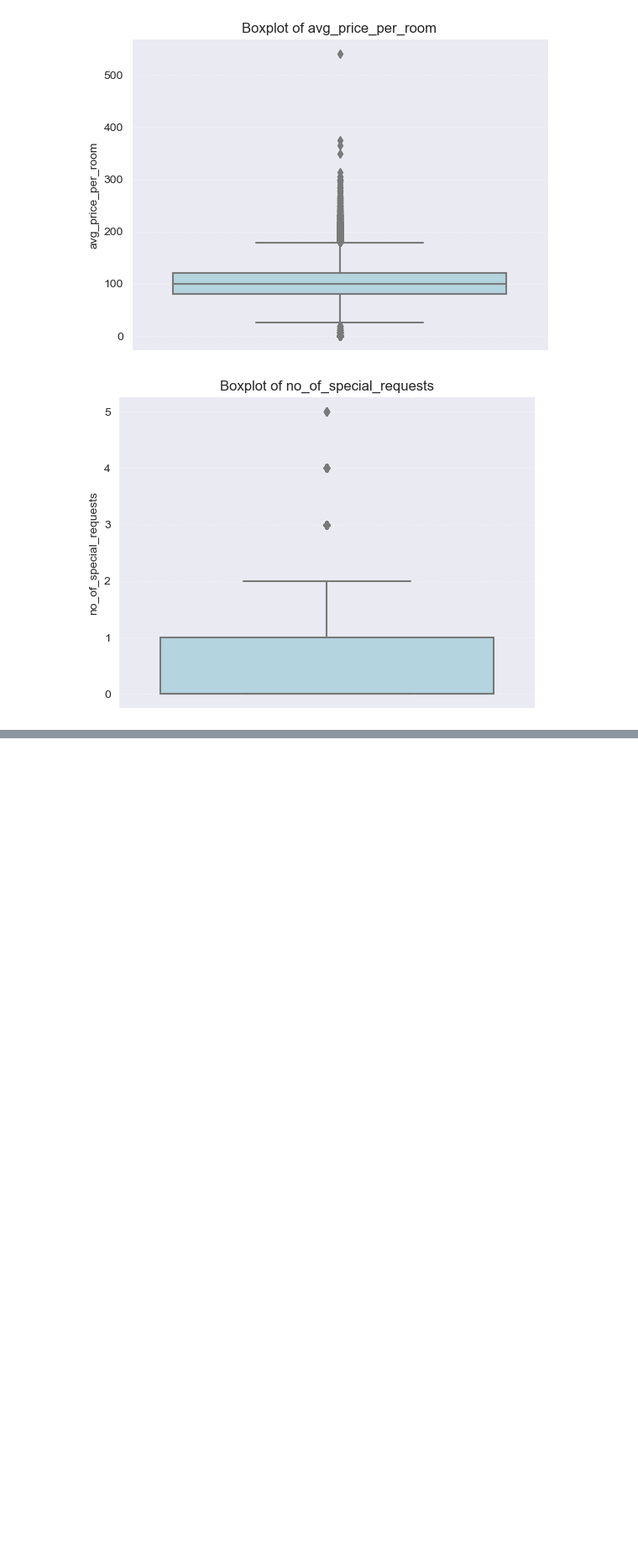
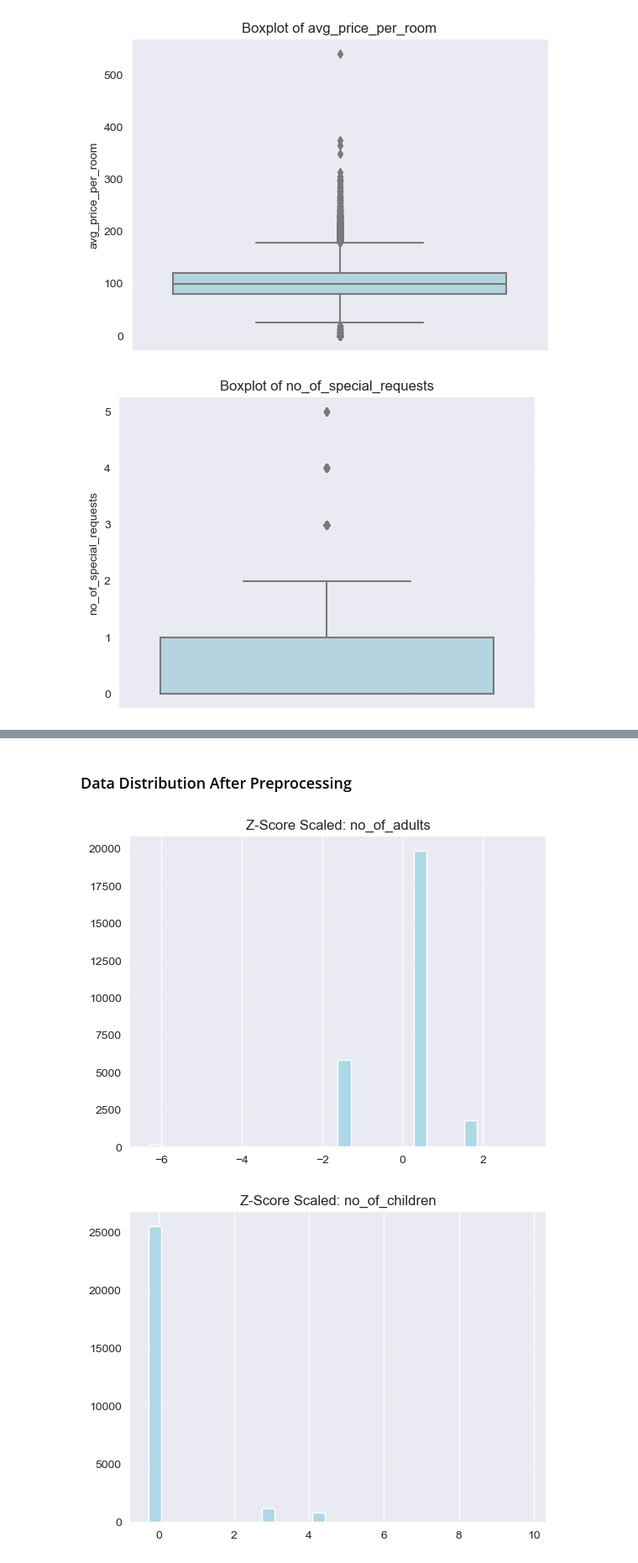
Before and after one commit to DmitriiZag/Hotel-Bookings, a Jupyter notebook: notebooks/data_cleaning_prepocessing.ipynb, the cells around one changed output, grey strips where cells are left out. Shown at 84% size. Saved outputs shown, nothing was run; the diff lists cells and outputs as text; code cells hidden in the pictures; blank space fills up the shorter version.

```diff
--- a/notebooks/data_cleaning_prepocessing.ipynb
+++ b/notebooks/data_cleaning_prepocessing.ipynb
@@ -135,0 +184,26 @@ for col in numeric_cols:
+# %%
+# Columns to apply square root transformation
+sqrt_columns = [
+    'no_of_adults',
+    'no_of_children',
+    'no_of_weekend_nights',
+    'no_of_week_nights',
+    'lead_time',
+    'no_of_previous_cancellations',
+    'no_of_previous_bookings_not_canceled',
+    'avg_price_per_room',
+    'no_of_special_requests'
+]
+
+# Apply square root transformation
+bookings_dataset_sqrt_transformed = hotel_dataset[sqrt_columns].apply(np.sqrt)
+
+# Standard scaling (z-score normalization)
+scaler = StandardScaler()
+norm_data_array = scaler.fit_transform(bookings_dataset_sqrt_transformed)
+
+# Convert back to DataFrame
+norm_data = pd.DataFrame(norm_data_array, columns=sqrt_columns)
+
+# Check the result
+norm_data.head()
@@ -135,0 +217,16 @@ for col in numeric_cols:
+# %% [markdown]
+### Data Distribution After Preprocessing
+# %%
+for col in cols:
+    fig, ax = plt.subplots()
+
+    ax.hist(norm_data[col].dropna(), bins=30, color='lightblue')
+    ax.set_title(f'Z-Score Scaled: {col}')
+    ax.grid(axis='y', linestyle='--', alpha=0.3)
+    ax.spines['top'].set_visible(False)
+    ax.spines['right'].set_visible(False)
+
+    plt.show()
+# %% [output]
+[figure, added]
+[figure, added]
```
Also changed, not shown: parts of 13 cells of this notebook, 2 other files.
